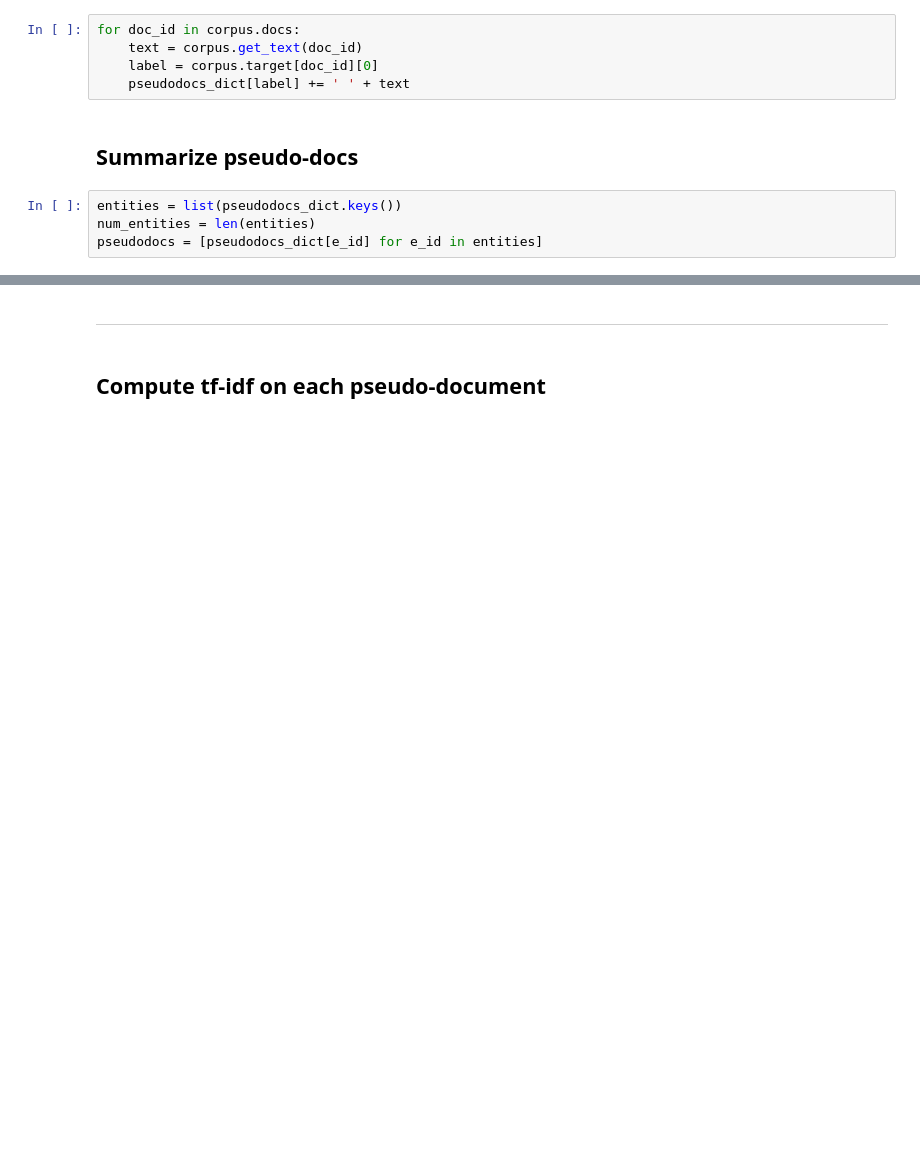
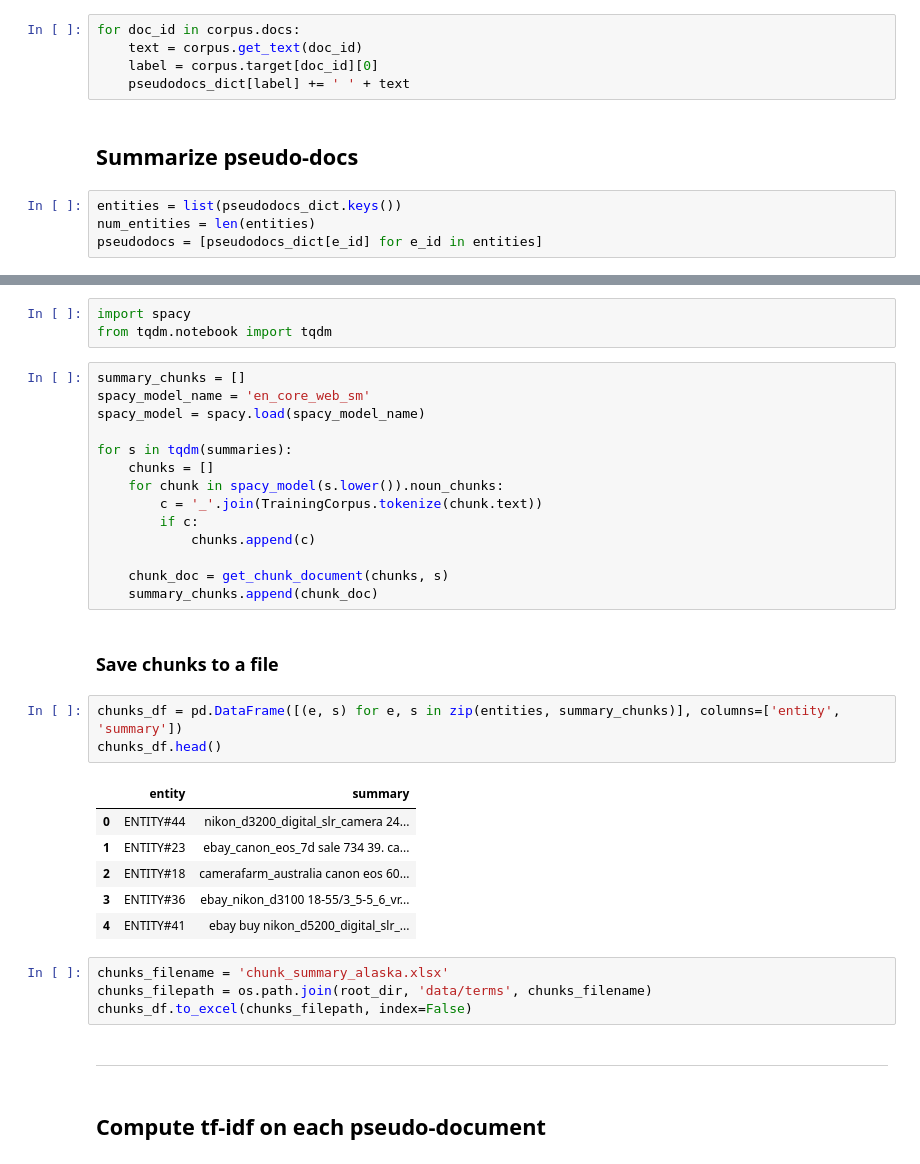
Before and after one commit to jermathew/E2L, a Jupyter notebook: notebooks/evaluation/alaska_summary_baseline.ipynb, the cells around one changed output, grey strips where cells are left out. Saved outputs shown, nothing was run; the diff lists cells and outputs as text; blank space fills up the shorter version.

```diff
--- a/notebooks/evaluation/alaska_summary_baseline.ipynb
+++ b/notebooks/evaluation/alaska_summary_baseline.ipynb
@@ -73,3 +133,36 @@ pprint(summaries)
+# %%
+import spacy
+from tqdm.notebook import tqdm
+# %%
+summary_chunks = []
+spacy_model_name = 'en_core_web_sm'
+spacy_model = spacy.load(spacy_model_name)
+
+for s in tqdm(summaries):
+    chunks = []
+    for chunk in spacy_model(s.lower()).noun_chunks:
+        c = '_'.join(TrainingCorpus.tokenize(chunk.text))
+        if c:
+            chunks.append(c)
+
+    chunk_doc = get_chunk_document(chunks, s)
+    summary_chunks.append(chunk_doc)
+# %% [markdown]
+### Save chunks to a file
+# %%
+chunks_df = pd.DataFrame([(e, s) for e, s in zip(entities, summary_chunks)], columns=['entity', 'summary'])
+chunks_df.head()
+# %% [output]
+|  | entity | summary |
+| 0 | ENTITY#44 | nikon_d3200_digital_slr_camera 24... |
+| 1 | ENTITY#23 | ebay_canon_eos_7d sale 734 39. ca... |
+| 2 | ENTITY#18 | camerafarm_australia canon eos 60... |
+| 3 | ENTITY#36 | ebay_nikon_d3100 18-55/3_5-5_6_vr... |
+| 4 | ENTITY#41 | ebay buy nikon_d5200_digital_slr_... |
+# %%
+chunks_filename = 'chunk_summary_alaska.xlsx'
+chunks_filepath = os.path.join(root_dir, 'data/terms', chunks_filename)
+chunks_df.to_excel(chunks_filepath, index=False)
 # %% [markdown]
 ---
 # %% [markdown]
```
Also changed, not shown: parts of 24 cells of this notebook, 1 other file.
